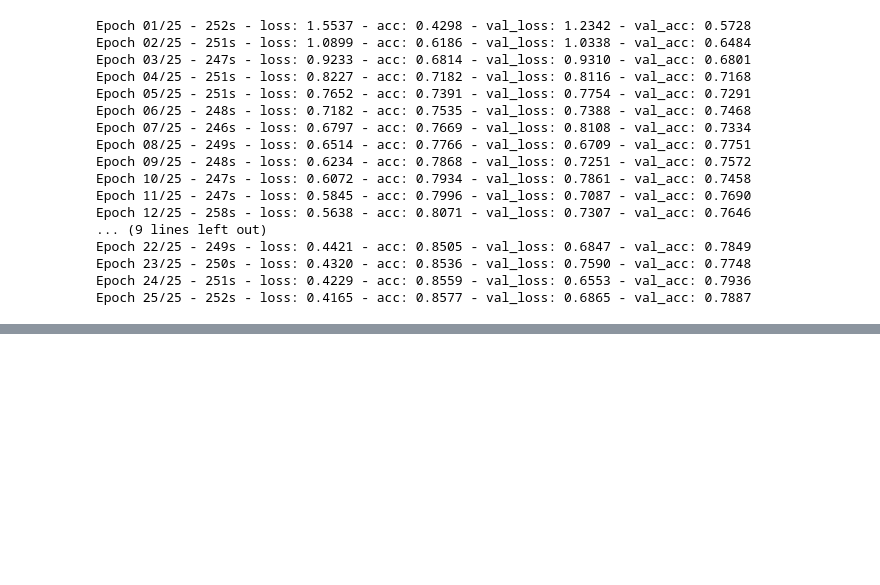
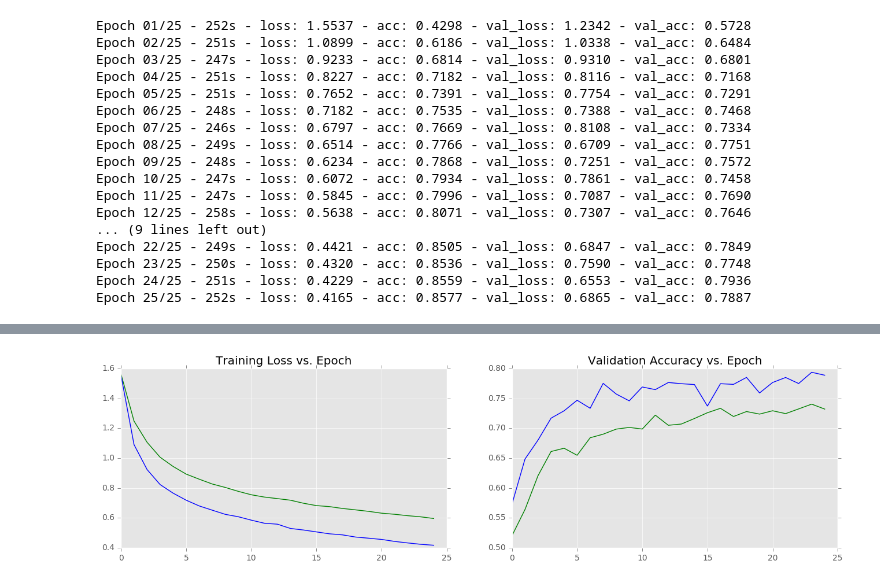
Before and after one commit to wavelets/maxmin-cnn, a Jupyter notebook: cifar10_classical_vs_maxmin_baseline.ipynb, the cells around one changed output, grey strips where cells are left out. Saved outputs shown, nothing was run; the diff lists cells and outputs as text; code cells hidden in the pictures; blank space fills up the shorter version.

Commit message:
Add observations, summary, comparison plots.

```diff
--- a/cifar10_classical_vs_maxmin_baseline.ipynb
+++ b/cifar10_classical_vs_maxmin_baseline.ipynb
@@ -264,0 +313,16 @@ Epoch 25/25 - 252s - loss: 0.4165 - acc: 0.8577 - val_loss: 0.6865 - val_acc: 0.
+# %%
+# For visually better looking plots
+plt.style.use('ggplot')
+
+f, (ax1, ax2) = plt.subplots(nrows=1, ncols=2)
+ax1.set_title('Training Loss vs. Epoch')
+ax2.set_title('Validation Accuracy vs. Epoch')
+
+ax1.plot(classical_cnn_history.history['loss'], color='green')
+ax1.plot(maxmin_cnn_history.history['loss'], color='blue')
+
+ax2.plot(classical_cnn_history.history['val_acc'], color='green')
+ax2.plot(maxmin_cnn_history.history['val_acc'], color='blue')
+plt.show()
+# %% [output]
+[figure, added]
```
Also changed, not shown: parts of 4 cells of this notebook.
